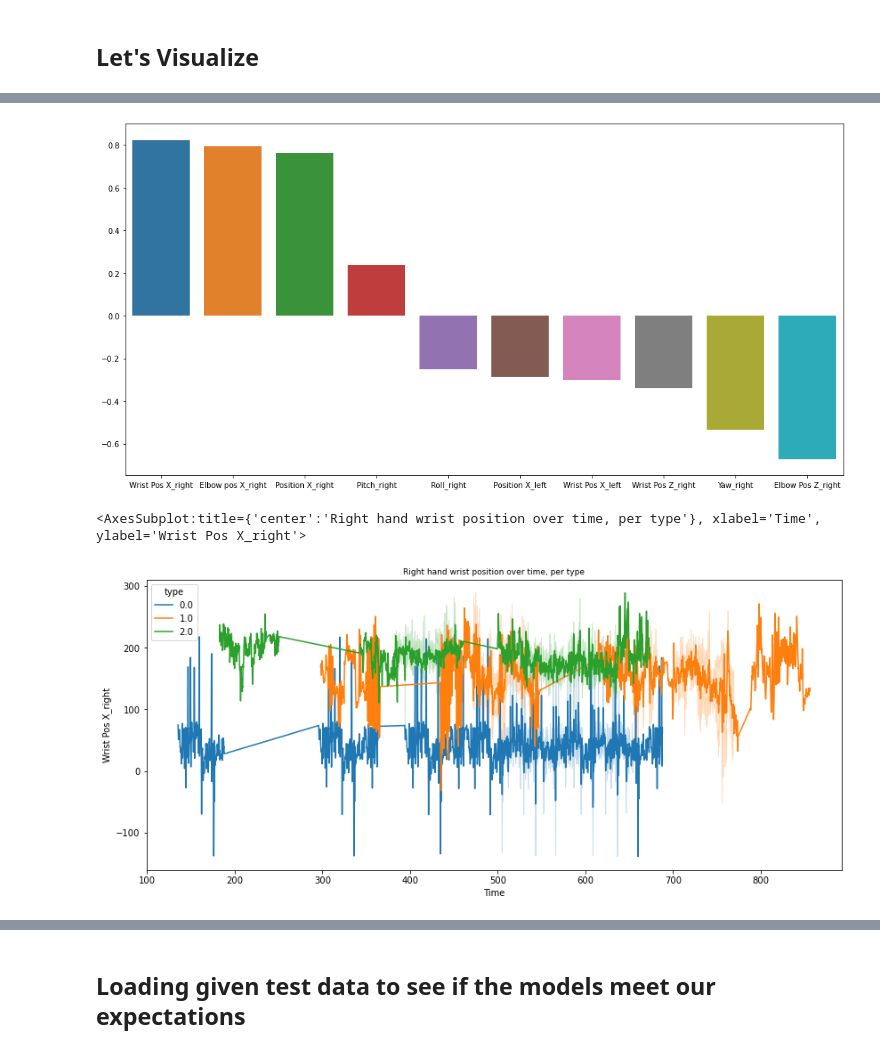
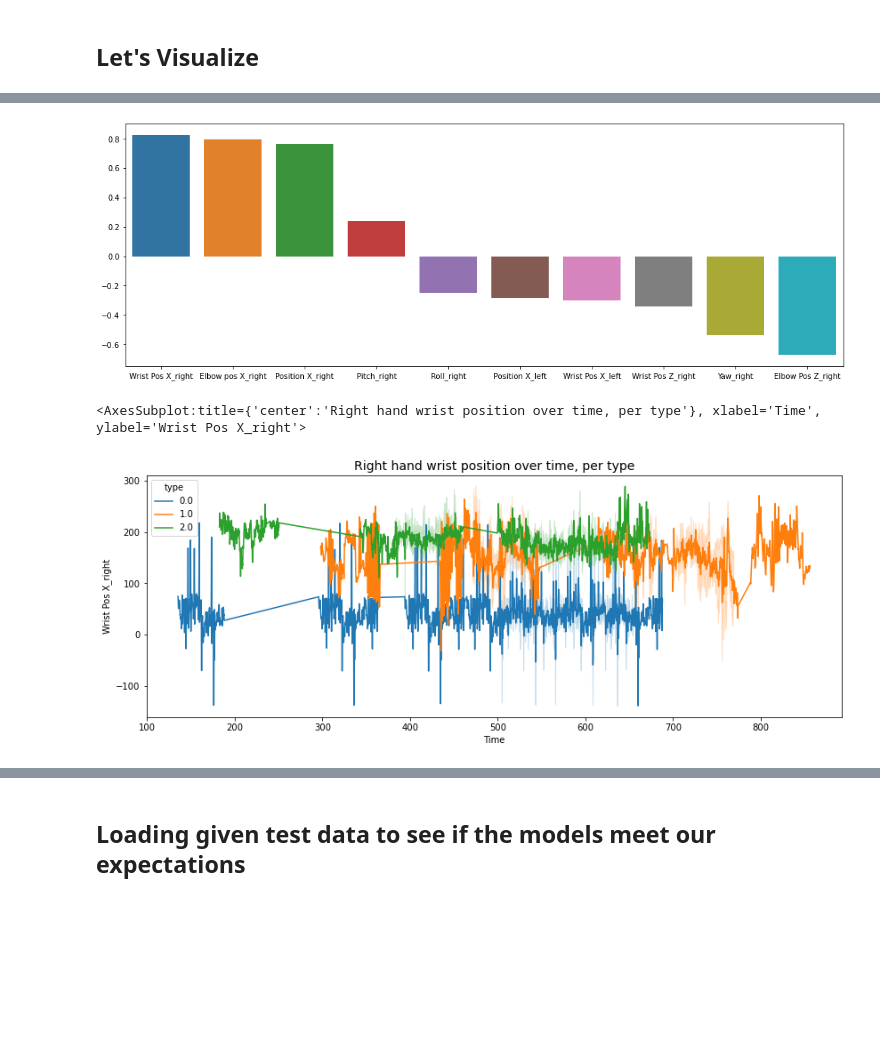
Before and after one commit to EitanKats/data-science-sem-b, a Jupyter notebook: HandsSync.ipynb, the cells around one changed output, grey strips where cells are left out. Cells and saved outputs as stored; diff of their text form; code cells hidden in the pictures; blank space fills up the shorter version.

Commit message:
added more visualization and displayed feature importance

```diff
--- a/HandsSync.ipynb
+++ b/HandsSync.ipynb
@@ -308,21 +308,23 @@ Wrist Pos Z_right      -0.340973
 Yaw_right              -0.535957
 Elbow Pos Z_right      -0.671726
 Name: type, dtype: float64
+# %%
+plots_size = (14, 5)
 # %%
 fig, ax = plt.subplots()
-fig.set_size_inches(14, 7)
+fig.set_size_inches(plots_size)
 sns.barplot(x=corr_dec.index, y=corr_dec.values,ax=ax)
 plt.tight_layout()
 plt.show()
 # %% [output]
-[figure, old version]
+[figure, new version]
 # %%
 f, ax = plt.subplots(1, 1)
-f.set_size_inches(14, 6)
+f.set_size_inches(plots_size)
 ax.set_title('Right hand wrist position over time, per type', fontsize=14)
 sns.lineplot(data=combined_train_data, y='Wrist Pos X_right',x='Time', hue='type', palette='tab10')
 # %% [output]
 <AxesSubplot:title={'center':'Right hand wrist position over time, per type'}, xlabel='Time', ylabel='Wrist Pos X_right'>
-[figure, old version]
+[figure, new version]
 # %%
 f, ax = plt.subplots(1, 1)
```
Also changed, not shown: parts of 14 cells of this notebook.
